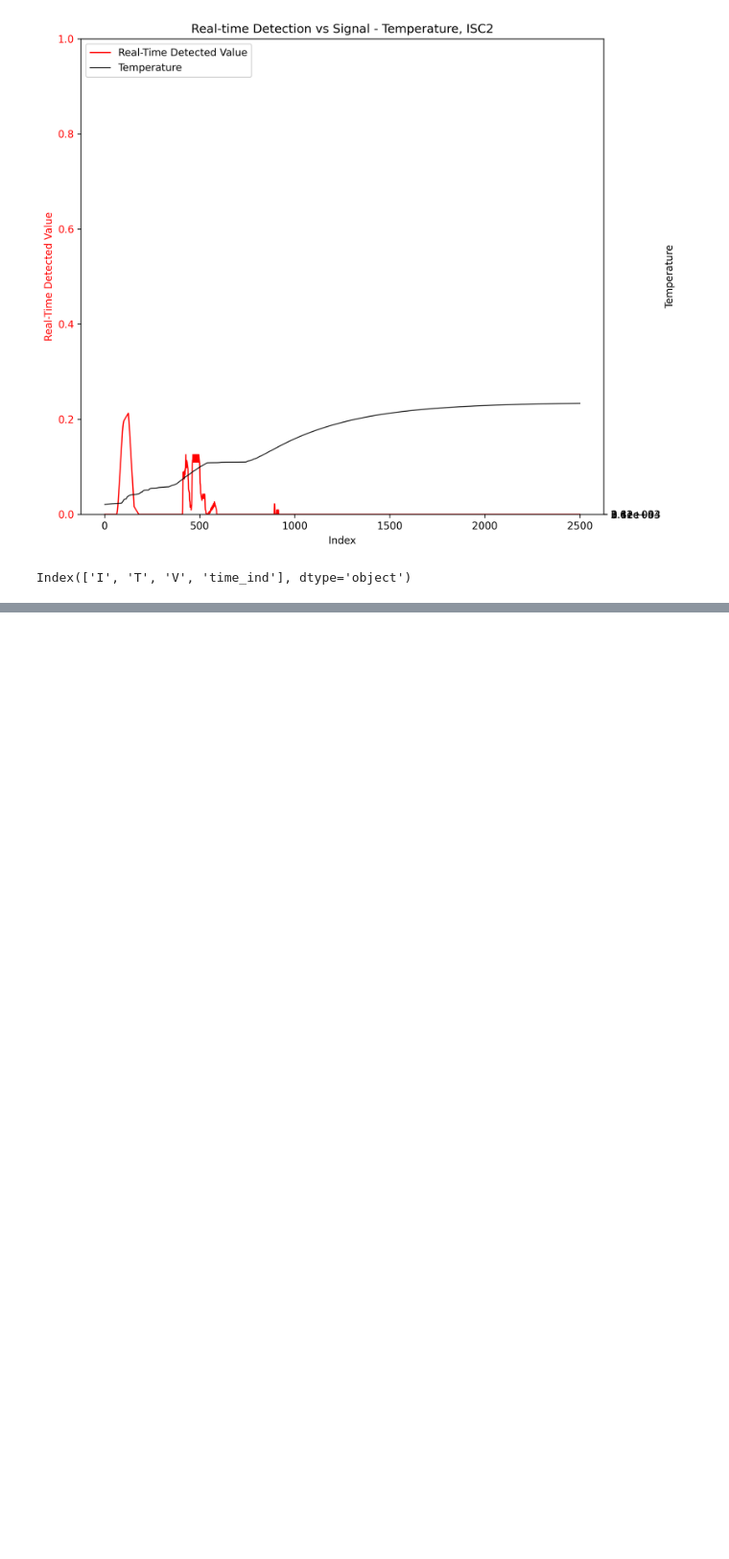
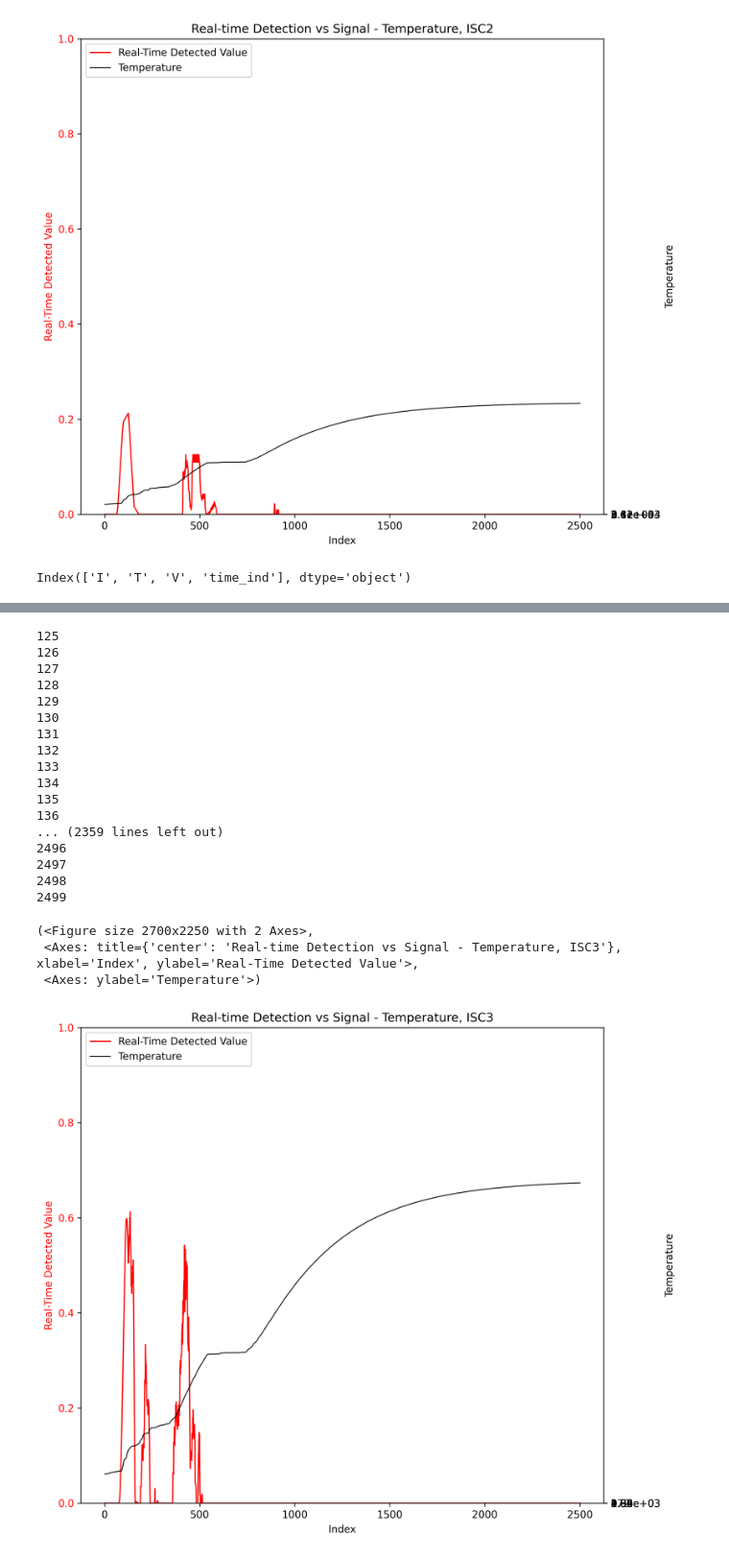
Before and after one commit to rhqrhq/Adversarial_Examples_Papers, a Jupyter notebook: pTRpred.ipynb, the cells around one changed output, grey strips where cells are left out. Shown at 96% size. Drawn from its saved outputs; the diff is of its cells as text; code cells hidden in the pictures; blank space fills up the shorter version.

```diff
--- a/pTRpred.ipynb
+++ b/pTRpred.ipynb
@@ -1770,0 +1768,31 @@ plot_detection_overlay(df_detect, title = "Real-time Detection vs Signal - Tempe
+# %%
+df5 = pd.read_csv("ISC_faulty10.csv")
+df5.columns = {"I", "T", "V"}
+df5 = df5.iloc[:2500, :]
+# %%
+df5["time_ind"] = np.arange(1, df5.shape[0]+1)
+df_s = build_signal_raw(df5, "time_ind", "T")
+df_detect = detect_realtime(df_s["time_ind"], df_s["signal"], lowwl = 25, highwl = 50)
+plot_detection_overlay(df_detect, title = "Real-time Detection vs Signal - Temperature, ISC3")
+# %% [output]
+125
+126
+127
+128
+129
+130
+131
+132
+133
+134
+135
+136
+... (2359 lines left out)
+2496
+2497
+2498
+2499
+(<Figure size 2700x2250 with 2 Axes>,
+ <Axes: title={'center': 'Real-time Detection vs Signal - Temperature, ISC3'}, xlabel='Index', ylabel='Real-Time Detected Value'>,
+ <Axes: ylabel='Temperature'>)
+[figure, added]
```
Also changed, not shown: parts of 2 cells of this notebook.
